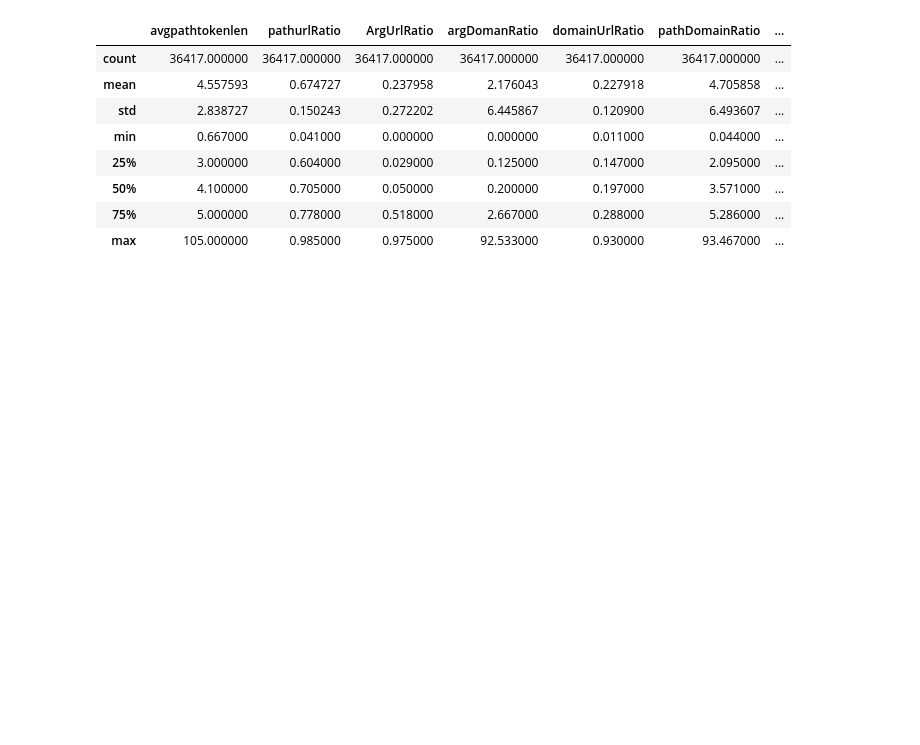
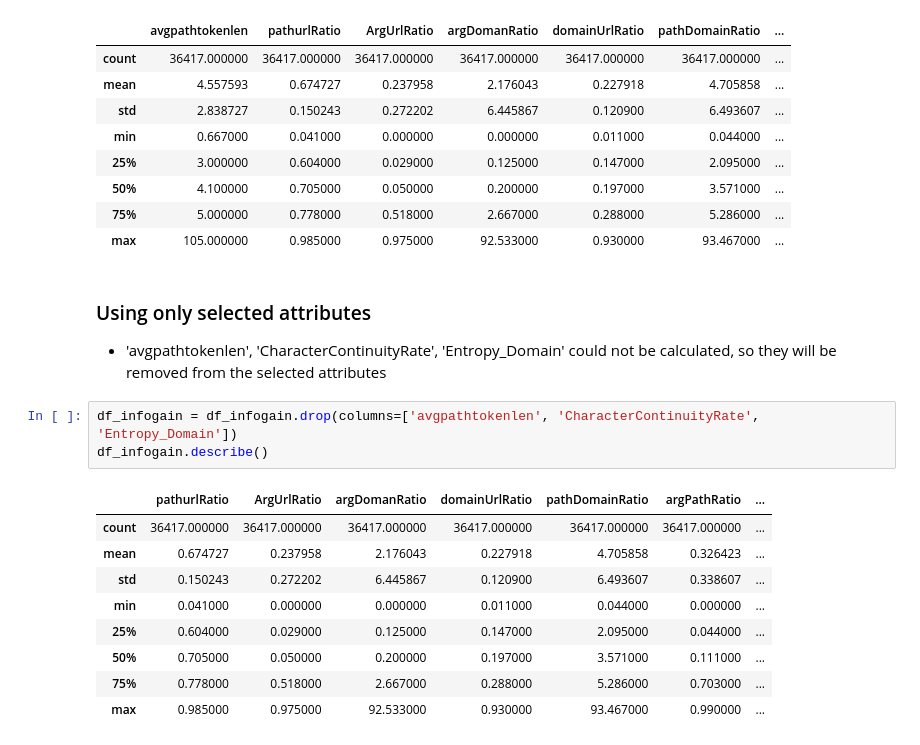
Before and after one commit to ChristianDPO/CDS-CI1030-ATIVIDADES, a Jupyter notebook: tarefa_final/src/DatasetDescribe.ipynb, the cells around one changed output. Drawn from its saved outputs; the diff is of its cells as text; blank space fills up the shorter version.

```diff
--- a/tarefa_final/src/DatasetDescribe.ipynb
+++ b/tarefa_final/src/DatasetDescribe.ipynb
@@ -83,3 +83,19 @@ df_infogain.describe()
 | 50% | 4.100000 | 0.705000 | 0.050000 | 0.200000 | 0.197000 | 3.571000 | ... |
 | 75% | 5.000000 | 0.778000 | 0.518000 | 2.667000 | 0.288000 | 5.286000 | ... |
 | max | 105.000000 | 0.985000 | 0.975000 | 92.533000 | 0.930000 | 93.467000 | ... |
+# %% [markdown]
+### Using only selected attributes
+- 'avgpathtokenlen', 'CharacterContinuityRate', 'Entropy_Domain' could not be calculated, so they will be removed from the selected attributes
+# %%
+df_infogain = df_infogain.drop(columns=['avgpathtokenlen', 'CharacterContinuityRate', 'Entropy_Domain'])
+df_infogain.describe()
+# %% [output]
+|  | pathurlRatio | ArgUrlRatio | argDomanRatio | domainUrlRatio | pathDomainRatio | argPathRatio | ... |
+| count | 36417.000000 | 36417.000000 | 36417.000000 | 36417.000000 | 36417.000000 | 36417.000000 | ... |
+| mean | 0.674727 | 0.237958 | 2.176043 | 0.227918 | 4.705858 | 0.326423 | ... |
+| std | 0.150243 | 0.272202 | 6.445867 | 0.120900 | 6.493607 | 0.338607 | ... |
+| min | 0.041000 | 0.000000 | 0.000000 | 0.011000 | 0.044000 | 0.000000 | ... |
+| 25% | 0.604000 | 0.029000 | 0.125000 | 0.147000 | 2.095000 | 0.044000 | ... |
+| 50% | 0.705000 | 0.050000 | 0.200000 | 0.197000 | 3.571000 | 0.111000 | ... |
+| 75% | 0.778000 | 0.518000 | 2.667000 | 0.288000 | 5.286000 | 0.703000 | ... |
+| max | 0.985000 | 0.975000 | 92.533000 | 0.930000 | 93.467000 | 0.990000 | ... |
```
Also changed, not shown: 1 other file.
